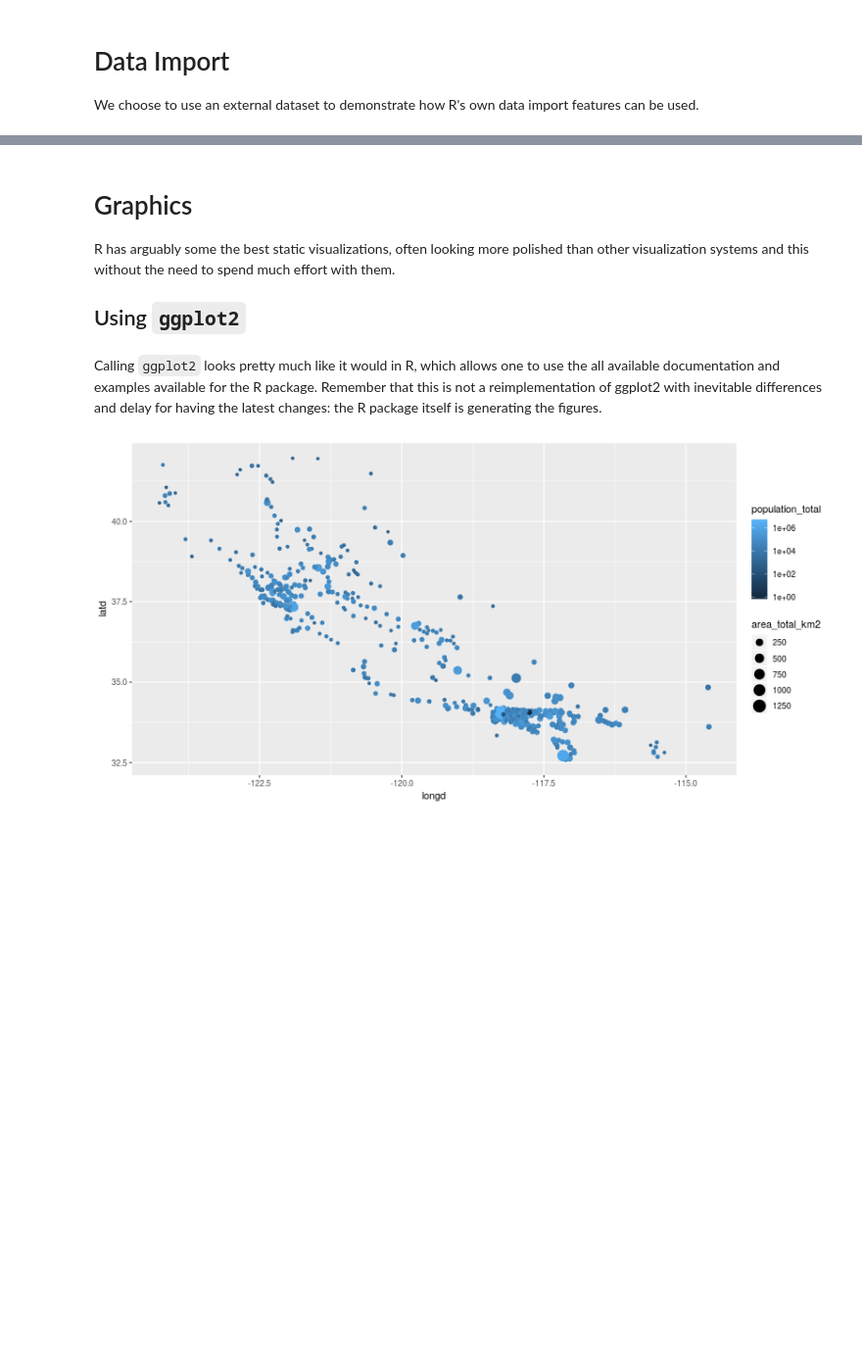
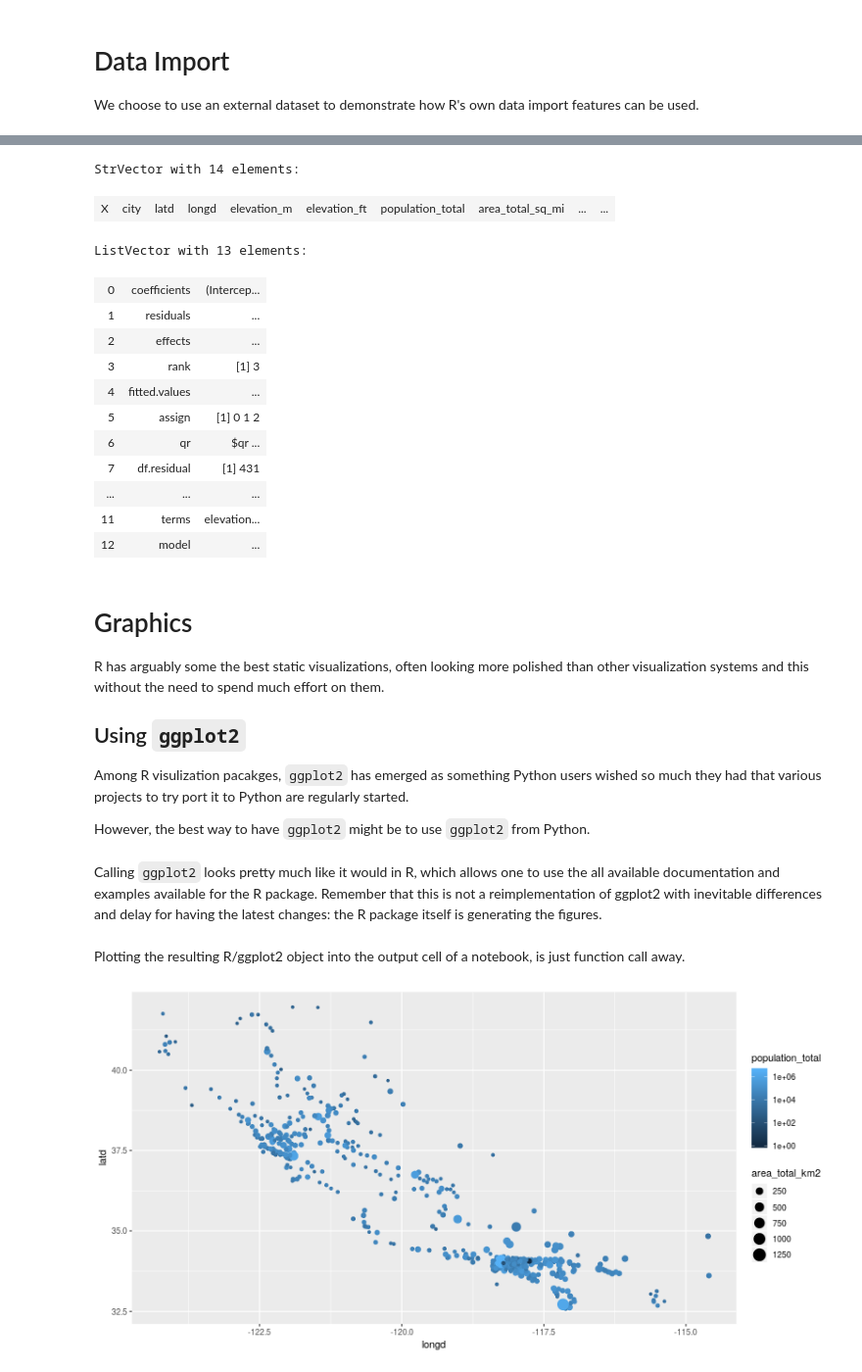
Before and after one commit to rpy2/rpy2.github.io, a Jupyter notebook: doc/latest/html/_static/notebooks/jupyter.ipynb, the cells around one changed output, grey strips where cells are left out. Shown: that part at 98% size. Drawn from its saved outputs; the diff is of its cells as text; code cells hidden in the pictures; blank space fills up the shorter version.

```diff
--- a/doc/latest/html/_static/notebooks/jupyter.ipynb
+++ b/doc/latest/html/_static/notebooks/jupyter.ipynb
@@ -29,11 +42,39 @@ R/rpy2 DataFrame (482 x 14)
+# %%
+dataf.colnames
+# %% [output]
+StrVector with 14 elements:
+| X | city | latd | longd | elevation_m | elevation_ft | population_total | area_total_sq_mi | ... | ... |
+# %%
+stats = importr('stats')
+base = importr('base')
+stats.lm('elevation_m ~ latd + longd', data=dataf)
+# %% [output]
+ListVector with 13 elements:
+| 0 | coefficients | (Intercep... |
+| 1 | residuals | ... |
+| 2 | effects | ... |
+| 3 | rank | [1] 3 |
+| 4 | fitted.values | ... |
+| 5 | assign | [1] 0 1 2 |
+| 6 | qr | $qr ... |
+| 7 | df.residual | [1] 431 |
+| ... | ... | ... |
+| 11 | terms | elevation... |
+| 12 | model | ... |
 # %% [markdown]
 # Graphics
 
 R has arguably some the best static visualizations, often looking more polished
 than other visualization systems and this without the need to spend much
-effort with them.
+effort on them.
 
 ## Using `ggplot2`
+
+Among R visulization pacakges, `ggplot2` has emerged as something Python users
+wished so much they had that various projects to try port it to Python
+are regularly started.
+
+However, the best way to have `ggplot2` might be to use `ggplot2` from Python.
 # %%
 import rpy2.robjects.lib.ggplot2 as gp
 # %% [markdown]
@@ -49,6 +90,9 @@ p = (gp.ggplot(dataf) +
                    size='area_total_km2') +
      gp.geom_point() +
      gp.scale_color_continuous(trans='log10'))
+# %% [markdown]
+Plotting the resulting R/ggplot2 object into the output cell of a notebook, is just
+function call away.
 # %%
 from rpy2.ipython.ggplot import image_png
 image_png(p)
```
Also changed, not shown: parts of 11 cells of this notebook, 38 other files.
